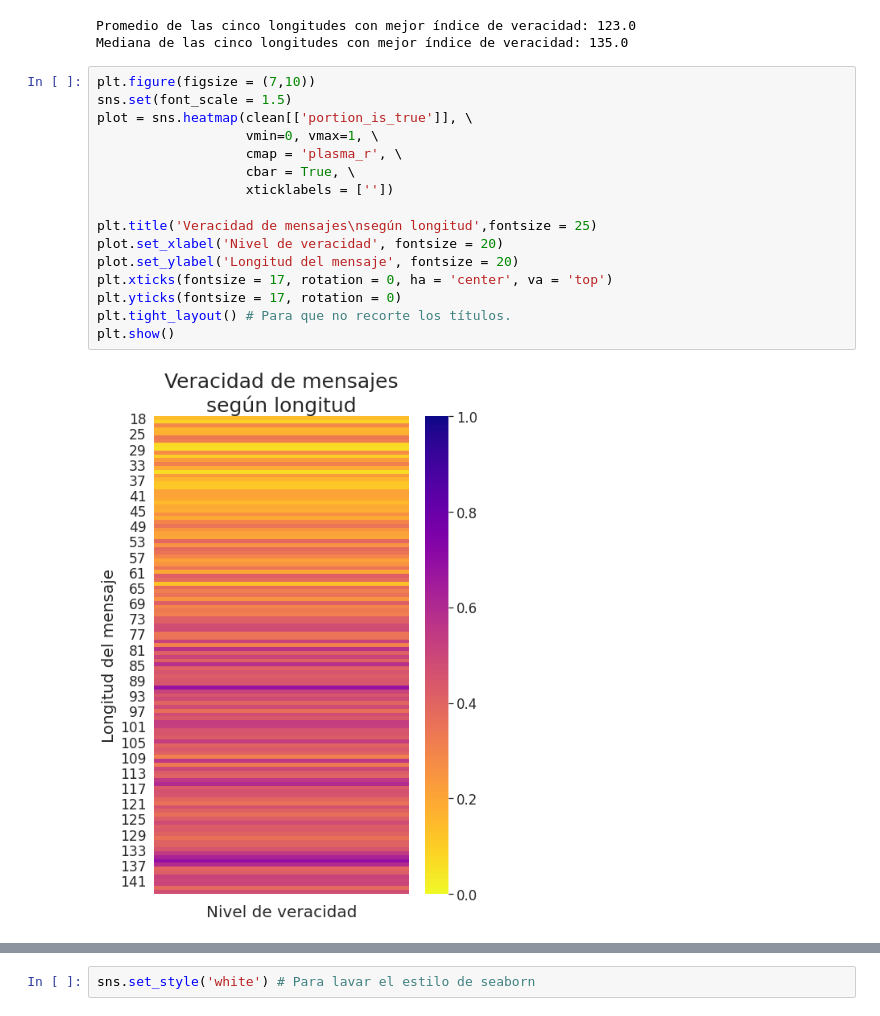
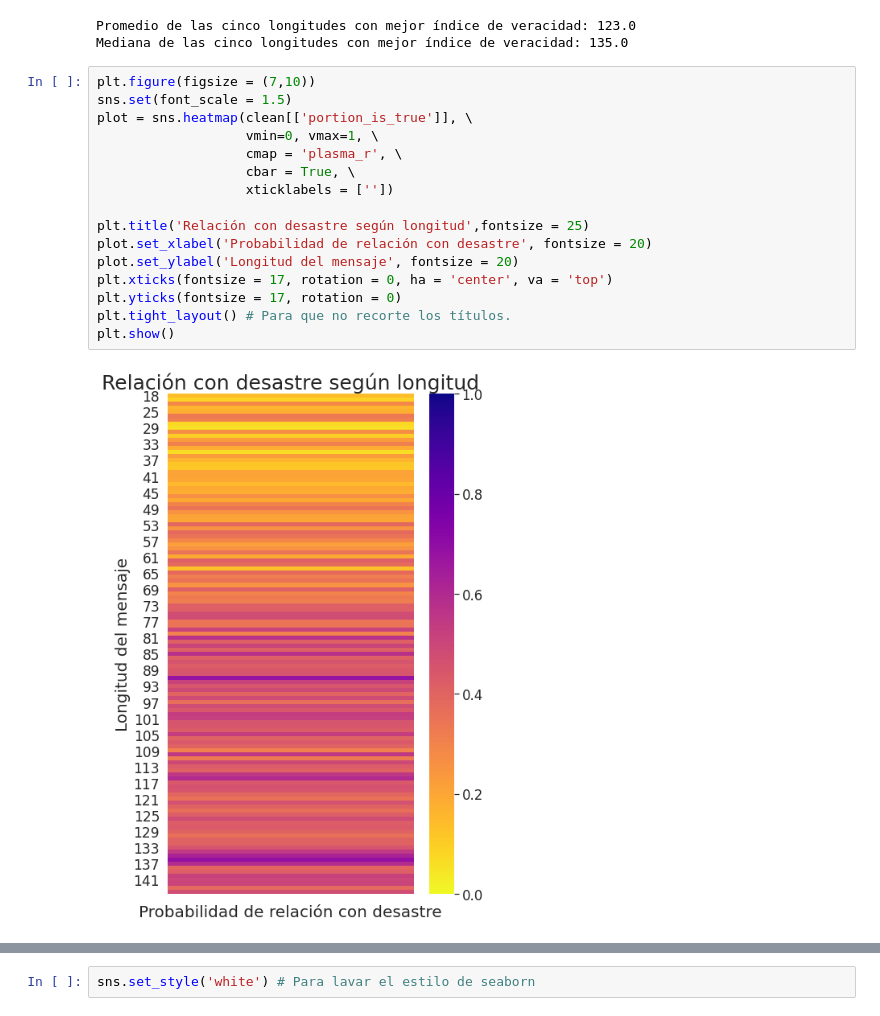
Before and after one commit to ffelfis/Orga_Datos_TPs, a Jupyter notebook: TP1/nb_Facundo.ipynb, the cells around one changed output, grey strips where cells are left out. Saved outputs shown, nothing was run; the diff lists cells and outputs as text.

Commit message:
Se agregó análisis en relación a la longitud de los dos tipos de mensajes.

```diff
--- a/TP1/nb_Facundo.ipynb
+++ b/TP1/nb_Facundo.ipynb
@@ -940,18 +940,18 @@ Mediana de las cinco longitudes con mejor índice de veracidad: 135.0
 # %%
 plt.figure(figsize = (7,10))
 sns.set(font_scale = 1.5)
 plot = sns.heatmap(clean[['portion_is_true']], \
                    vmin=0, vmax=1, \
                    cmap = 'plasma_r', \
                    cbar = True, \
                    xticklabels = [''])
 
-plt.title('Veracidad de mensajes\nsegún longitud',fontsize = 25)
-plot.set_xlabel('Nivel de veracidad', fontsize = 20)
+plt.title('Relación con desastre según longitud',fontsize = 25)
+plot.set_xlabel('Probabilidad de relación con desastre', fontsize = 20)
 plot.set_ylabel('Longitud del mensaje', fontsize = 20)
 plt.xticks(fontsize = 17, rotation = 0, ha = 'center', va = 'top')
 plt.yticks(fontsize = 17, rotation = 0)
 plt.tight_layout() # Para que no recorte los títulos.
 plt.show()
 # %% [output]
-[figure, old version]
+[figure, new version]
```
Also changed, not shown: parts of 6 cells of this notebook.
